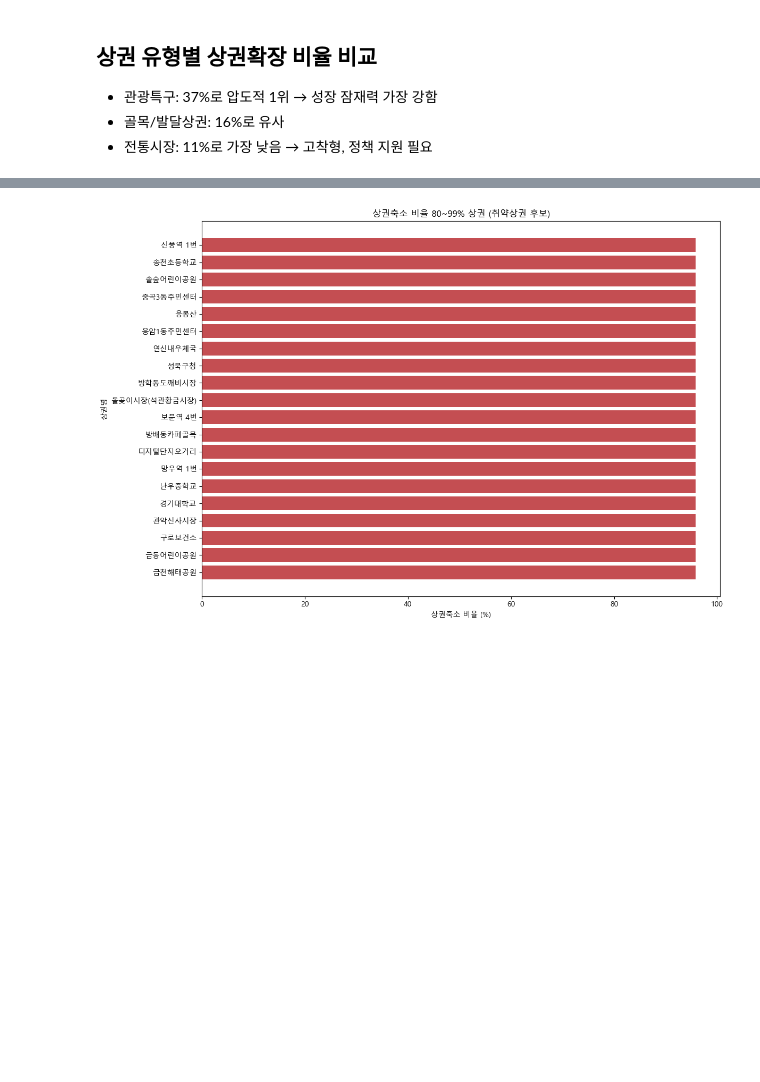
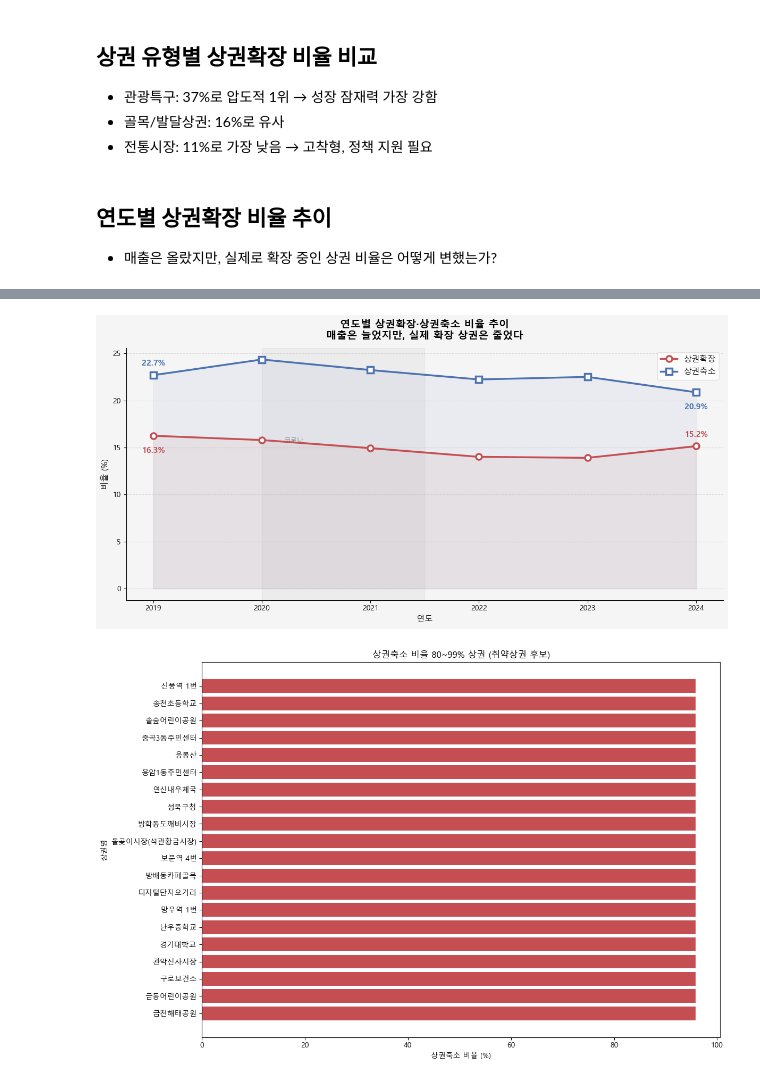
Before and after one commit to sonjiwoo-creator/seouldf, a Jupyter notebook: notebooks/nagyung_eda.ipynb, the cells around one changed output, grey strips where cells are left out. Cells and saved outputs as stored; diff of their text form; code cells hidden in the pictures; blank space fills up the shorter version.

```diff
--- a/notebooks/nagyung_eda.ipynb
+++ b/notebooks/nagyung_eda.ipynb
@@ -8,7 +8,7 @@ plt.rcParams['font.family'] = 'Malgun Gothic'
 plt.rcParams['axes.unicode_minus'] = False
 # %%
 # 데이터 불러오기
-df = pd.read_csv("data/08_상권변화지표/서울시 상권분석서비스(상권변화지표-상권).csv", encoding="cp949")
+df = pd.read_csv("../data/08_상권변화지표/서울시 상권분석서비스(상권변화지표-상권).csv", encoding="cp949")
 
 # 기본 정보 확인
 print("shape:", df.shape)
@@ -291,3 +291,78 @@ plt.show()
 - 관광특구: 37%로 압도적 1위 → 성장 잠재력 가장 강함
 - 골목/발달상권: 16%로 유사
 - 전통시장: 11%로 가장 낮음 → 고착형, 정책 지원 필요
+# %% [markdown]
+## 연도별 상권확장 비율 추이
+- 매출은 올랐지만, 실제로 확장 중인 상권 비율은 어떻게 변했는가?
+# %%
+# 연도 컬럼이 없으면 추가
+if '연도' not in df.columns:
+    df['연도'] = df['기준_년분기_코드'].astype(str).str[:4].astype(int)
+
+# 연도별 전체 상권 수
+total_yr = df[df['연도'] <= 2024].groupby('연도').size()
+
+# 연도별 상권확장 / 상권축소 비율 계산
+확장_비율 = (df[df['상권_변화_지표_명'] == '상권확장'].groupby('연도').size() / total_yr * 100).reset_index()
+축소_비율 = (df[df['상권_변화_지표_명'] == '상권축소'].groupby('연도').size() / total_yr * 100).reset_index()
+확장_비율.columns = ['연도', '비율']
+축소_비율.columns = ['연도', '비율']
+확장_비율 = 확장_비율[확장_비율['연도'] <= 2024].reset_index(drop=True)
+축소_비율 = 축소_비율[축소_비율['연도'] <= 2024].reset_index(drop=True)
+
+# 수치 출력
+print("연도  상권확장(%)  상권축소(%)")
+for i in range(len(확장_비율)):
+    print(f"{int(확장_비율.iloc[i]['연도'])}     {확장_비율.iloc[i]['비율']:.1f}%        {축소_비율.iloc[i]['비율']:.1f}%")
+
+# ── 시각화
+fig, ax = plt.subplots(figsize=(12, 6))
+fig.patch.set_facecolor('#f5f5f5')
+ax.set_facecolor('#f5f5f5')
+
+# 상권확장 (빨강)
+ax.plot(확장_비율['연도'], 확장_비율['비율'],
+        marker='o', linewidth=2.5, color='#C44E52', label='상권확장',
+        markersize=8, markerfacecolor='white', markeredgewidth=2.5, zorder=3)
+ax.fill_between(확장_비율['연도'], 확장_비율['비율'], alpha=0.07, color='#C44E52')
+
+# 상권축소 (파랑)
+ax.plot(축소_비율['연도'], 축소_비율['비율'],
+        marker='s', linewidth=2.5, color='#4C72B0', label='상권축소',
+        markersize=8, markerfacecolor='white', markeredgewidth=2.5, zorder=3)
+ax.fill_between(축소_비율['연도'], 축소_비율['비율'], alpha=0.07, color='#4C72B0')
+
+# 시작·끝 값 표기
+for idx in [0, len(확장_비율)-1]:
+    r_확장 = 확장_비율.iloc[idx]
+    r_축소 = 축소_비율.iloc[idx]
+    h_확장 = 1.0 if idx == len(확장_비율)-1 else -1.8
+    h_축소 = -1.8 if idx == len(축소_비율)-1 else 1.0
+    ax.annotate(f"{r_확장['비율']:.1f}%",
+                xy=(r_확장['연도'], r_확장['비율']),
+                xytext=(r_확장['연도'], r_확장['비율'] + h_확장),
+                ha='center', fontsize=11, fontweight='bold', color='#C44E52')
+    ax.annotate(f"{r_축소['비율']:.1f}%",
+                xy=(r_축소['연도'], r_축소['비율']),
+                xytext=(r_축소['연도'], r_축소['비율'] + h_축소),
+                ha='center', fontsize=11, fontweight='bold', color='#4C72B0')
+
+# 코로나 구간
+ax.axvspan(2020, 2021.5, alpha=0.07, color='gray')
+ax.text(2020.2, ax.get_ylim()[0] + 0.5 if ax.get_ylim()[0] > 0 else 15.5,
+        '코로나', fontsize=9, color='gray')
+
+ax.set_title('연도별 상권확장·상권축소 비율 추이\n매출은 늘었지만, 실제 확장 상권은 줄었다',
+             fontsize=14, fontweight='bold', pad=12)
+ax.set_xlabel('연도', fontsize=11)
+ax.set_ylabel('비율 (%)', fontsize=11)
+ax.set_xticks(확장_비율['연도'])
+ax.set_xticklabels(확장_비율['연도'].astype(str))
+ax.legend(fontsize=11, frameon=True, facecolor='white', edgecolor='#ddd')
+ax.grid(axis='y', linestyle='--', alpha=0.4)
+sns.despine()
+
+plt.tight_layout()
+plt.savefig('../data/output/연도별_상권확장축소비율_추이.png', dpi=150, bbox_inches='tight')
+plt.show()
+# %% [output]
@@ -294,3 +376,4 @@ plt.show()
+[figure, added]
 # %%
 # 상권 유형 정보 추가해서 취약상권 후보 추출
 fig, ax = plt.subplots(figsize=(12, 8))
```
Also changed, not shown: parts of 1 cell of this notebook, 4 other files.
